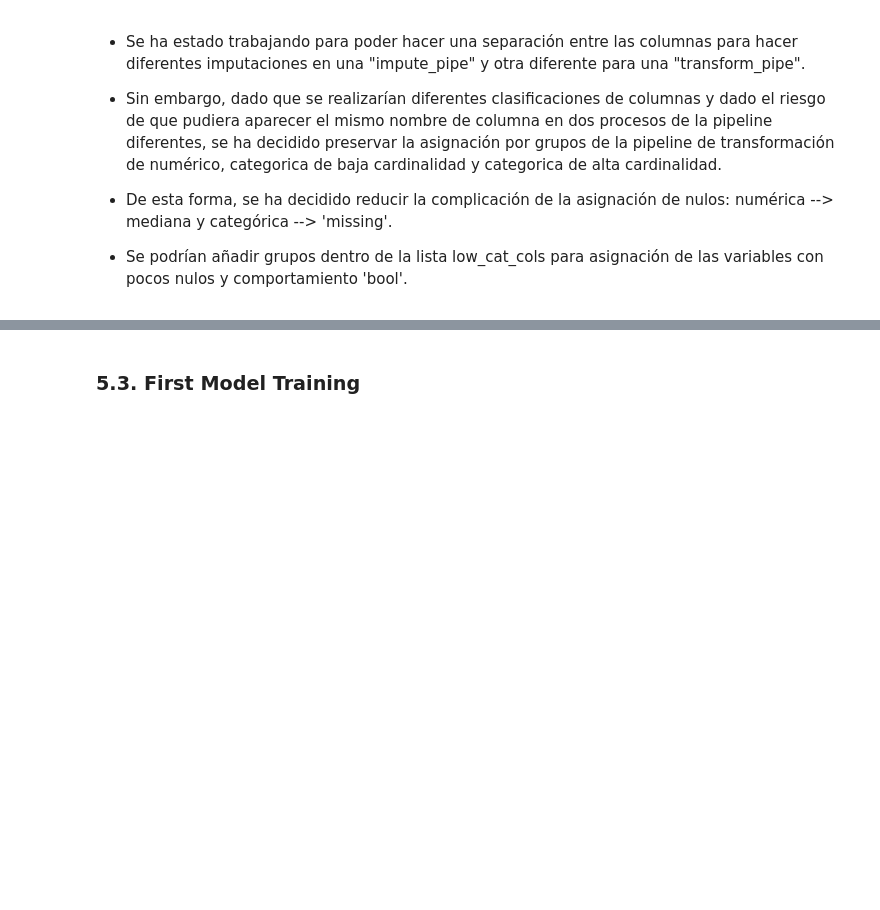
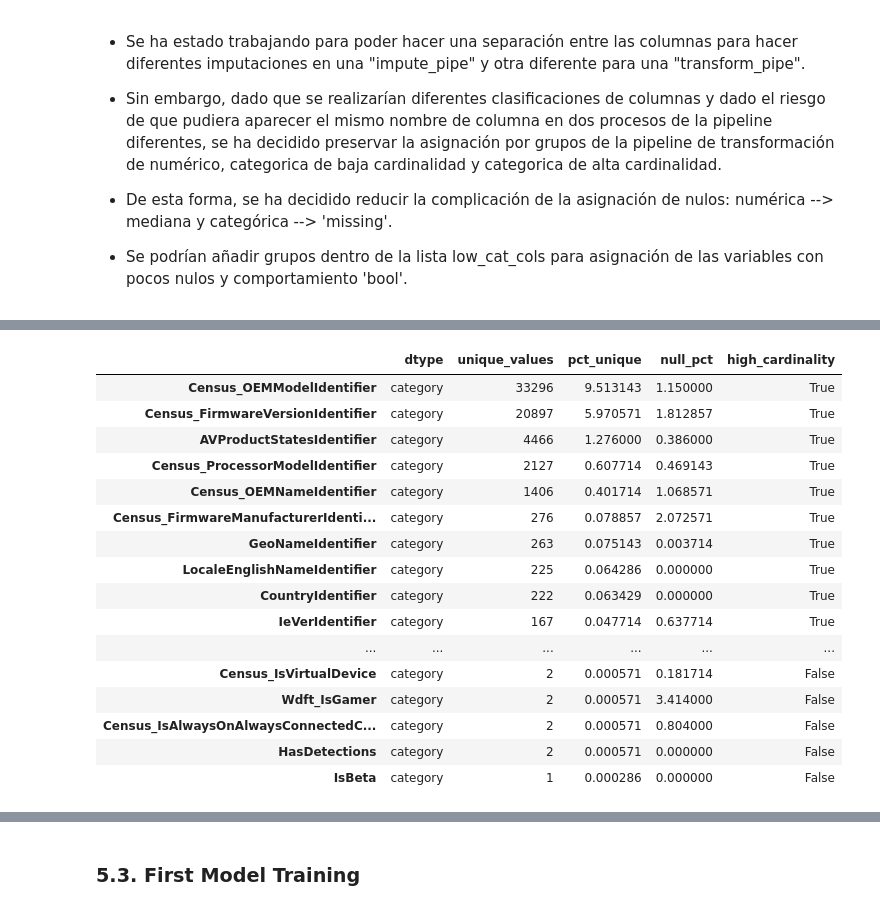
Before and after one commit to Ehunankakoa/nuclio-datascience_AI, a Jupyter notebook: Entregable_2/Entregable_2_v2_grupo4_dtBest_pending.ipynb, the cells around one changed output, grey strips where cells are left out. Drawn from its saved outputs; the diff is of its cells as text; code cells hidden in the pictures; blank space fills up the shorter version.

```diff
--- a/Entregable_2/Entregable_2.ipynb
+++ b/Entregable_2/Entregable_2_v2_grupo4_dtBest_pending.ipynb
@@ -1063,0 +1202,20 @@ preprocessor = ColumnTransformer(
+# %%
+inspector1.categorical_summary()
+# %% [output]
+|  | dtype | unique_values | pct_unique | null_pct | high_cardinality |
+| Census_OEMModelIdentifier | category | 33296 | 9.513143 | 1.150000 | True |
+| Census_FirmwareVersionIdentifier | category | 20897 | 5.970571 | 1.812857 | True |
+| AVProductStatesIdentifier | category | 4466 | 1.276000 | 0.386000 | True |
+| Census_ProcessorModelIdentifier | category | 2127 | 0.607714 | 0.469143 | True |
+| Census_OEMNameIdentifier | category | 1406 | 0.401714 | 1.068571 | True |
+| Census_FirmwareManufacturerIdenti... | category | 276 | 0.078857 | 2.072571 | True |
+| GeoNameIdentifier | category | 263 | 0.075143 | 0.003714 | True |
+| LocaleEnglishNameIdentifier | category | 225 | 0.064286 | 0.000000 | True |
+| CountryIdentifier | category | 222 | 0.063429 | 0.000000 | True |
+| IeVerIdentifier | category | 167 | 0.047714 | 0.637714 | True |
+| ... | ... | ... | ... | ... | ... |
+| Census_IsVirtualDevice | category | 2 | 0.000571 | 0.181714 | False |
+| Wdft_IsGamer | category | 2 | 0.000571 | 3.414000 | False |
+| Census_IsAlwaysOnAlwaysConnectedC... | category | 2 | 0.000571 | 0.804000 | False |
+| HasDetections | category | 2 | 0.000571 | 0.000000 | False |
+| IsBeta | category | 1 | 0.000286 | 0.000000 | False |
```
Also changed, not shown: parts of 30 cells of this notebook.
